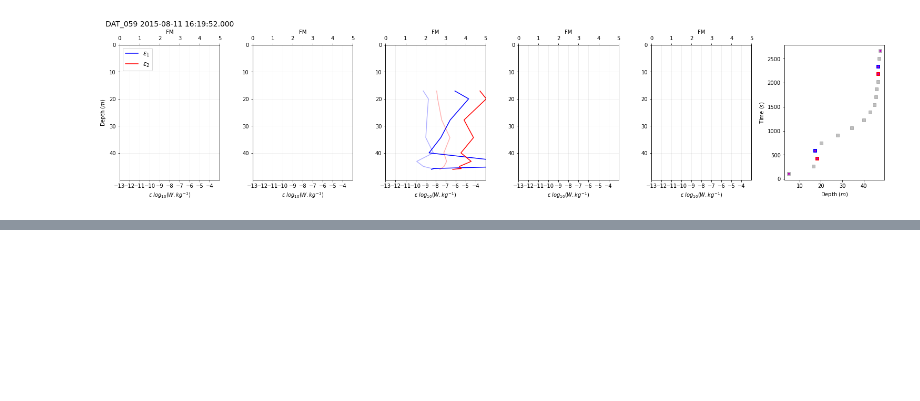
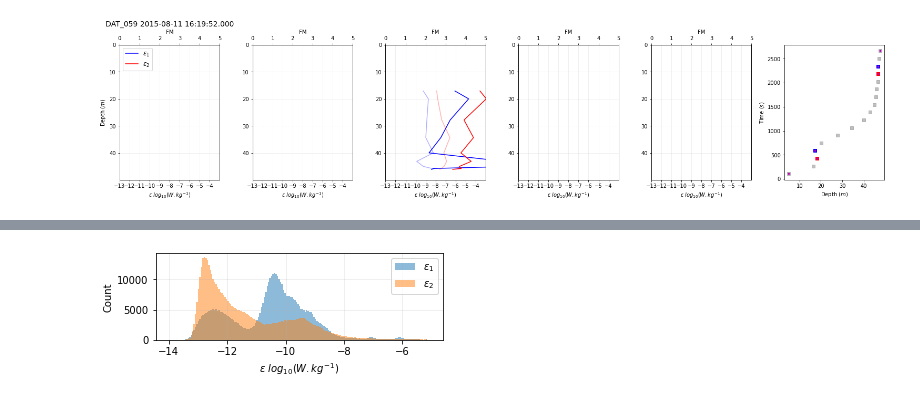
Before and after one commit to fszk/teresa, a Jupyter notebook: teresa_microrider.ipynb, the cells around one changed output, grey strips where cells are left out. Cells and saved outputs as stored; diff of their text form; code cells hidden in the pictures; blank space fills up the shorter version.

```diff
--- a/teresa_microrider.ipynb
+++ b/teresa_microrider.ipynb
@@ -800,0 +849,6 @@ plt.close(fig)
+# %%
+t0 = datetime(int(X['yyyy']),int(X['mm']),int(X['dd']),
+              int(X['HH']),int(X['MM']),int(X['SS'])).timestamp()
+ts = t0 + te.astype(int)
+
+datetime.fromtimestamp(ts[0])
@@ -800,0 +954,19 @@ plt.close(fig)
+# %%
+b = np.arange(-14,-5,0.05)
+fig , axs =  plt.subplots(1,1, figsize=(5,2))
+ax = axs
+ax.hist(np.log10(E1),bins=b,alpha=0.5,label='$\epsilon_1$',density=False)
+ax.hist(np.log10(E2),bins=b,alpha=0.5,label='$\epsilon_2$',density=False)
+ax.legend(fontsize=10)
+ax.set_xlabel('$\epsilon$ $log_{10}(W.kg^{-1})$')
+ax.set_ylabel('Count')
+
+ax.grid(alpha=0.25)
+
+fig.tight_layout(pad=1)
+figname = 'PDF'
+fig.savefig('/Users/floriankokoszka/Desktop/data/microrider/local/'+'plots/'+ figname+ '.pdf')
+fig.savefig('/Users/floriankokoszka/Desktop/data/microrider/local/'+'plots/'+ figname+ '.png',dpi= 600)
+#plt.close(fig)
+# %% [output]
+[figure, added]
```
Also changed, not shown: parts of 13 cells of this notebook.
